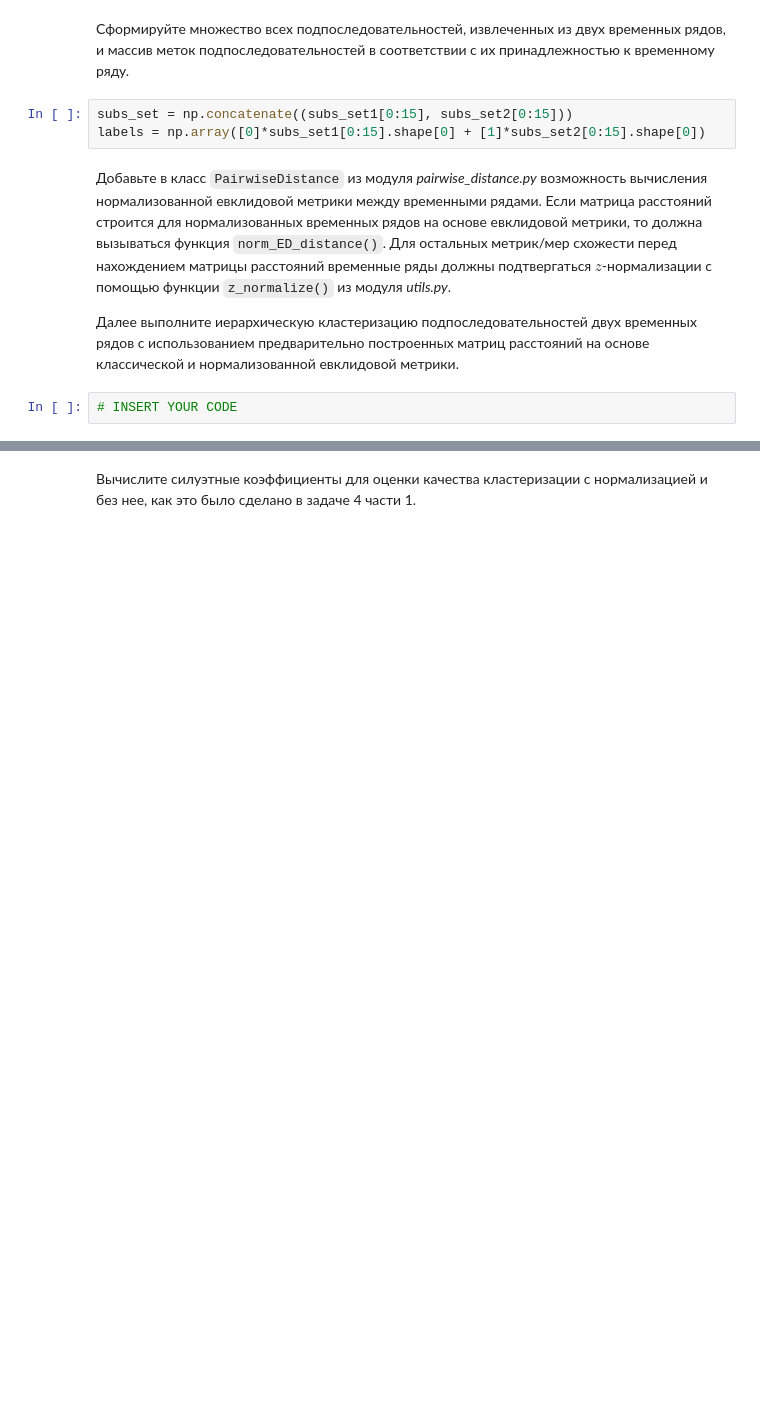
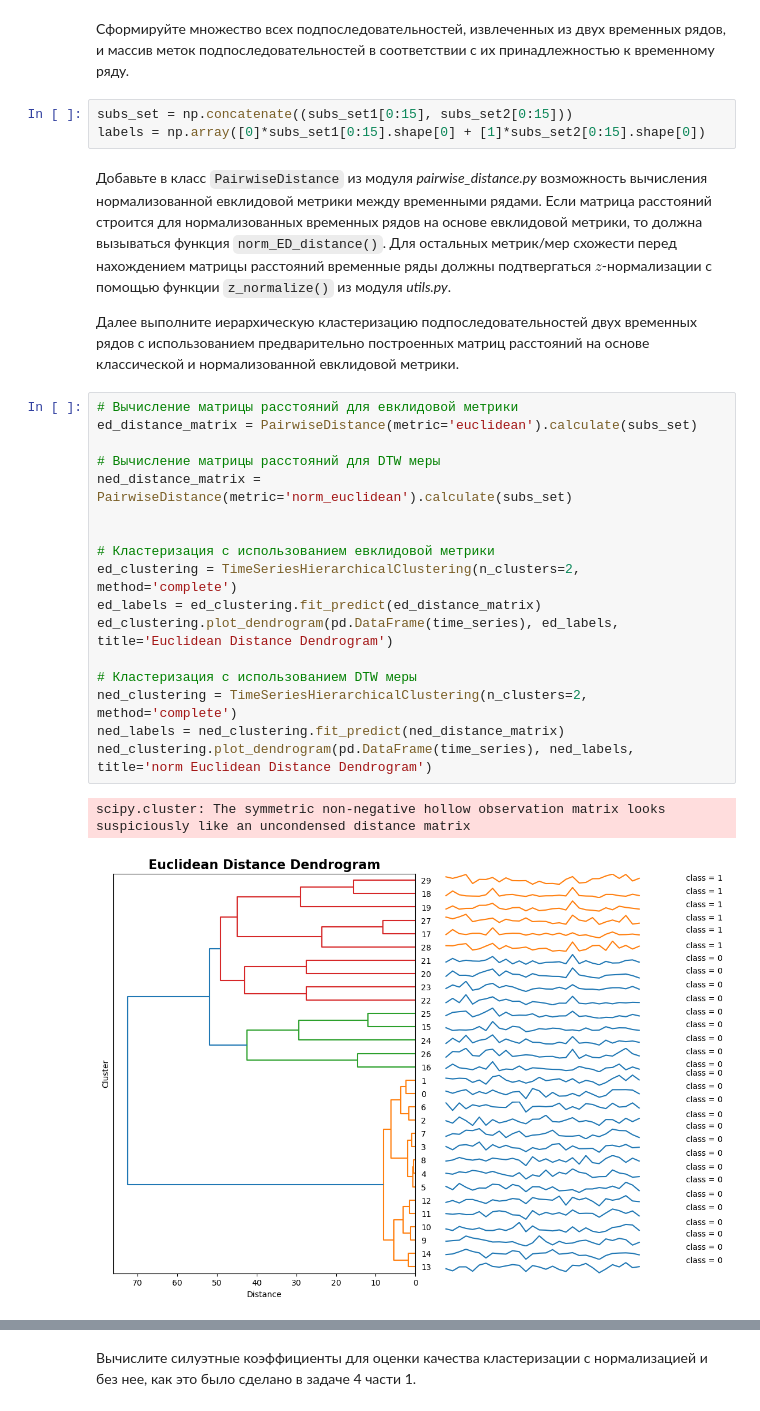
Before and after one commit to wilkak/2024-Gorbunov-TimeSeriesCourse, a Jupyter notebook: practice/01 Basics/01 Basics.ipynb, the cells around one changed output, grey strips where cells are left out. Drawn from its saved outputs; the diff is of its cells as text; blank space fills up the shorter version.

```diff
--- a/practice/01 Basics/01 Basics.ipynb
+++ b/practice/01 Basics/01 Basics.ipynb
@@ -348,5 +378,23 @@ labels = np.array([0]*subs_set1[0:15].shape[0] + [1]*subs_set2[0:15].shape[0])
 Добавьте в класс `PairwiseDistance` из модуля *pairwise_distance.py* возможность вычисления нормализованной евклидовой метрики между временными рядами. Если матрица расстояний строится для нормализованных временных рядов на основе евклидовой метрики, то должна вызываться функция `norm_ED_distance()`. Для остальных метрик/мер схожести перед нахождением матрицы расстояний временные ряды должны подтвергаться $z$-нормализации с помощью функции `z_normalize()` из модуля *utils.py*.
 
 Далее выполните иерархическую кластеризацию подпоследовательностей двух временных рядов с использованием предварительно построенных матриц расстояний на основе классической и нормализованной евклидовой метрики.
-# %%
-# INSERT YOUR CODE
+# %%
+# Вычисление матрицы расстояний для евклидовой метрики
+ed_distance_matrix = PairwiseDistance(metric='euclidean').calculate(subs_set)
+
+# Вычисление матрицы расстояний для DTW меры
+ned_distance_matrix = PairwiseDistance(metric='norm_euclidean').calculate(subs_set)
+
+
+# Кластеризация с использованием евклидовой метрики
+ed_clustering = TimeSeriesHierarchicalClustering(n_clusters=2, method='complete')
+ed_labels = ed_clustering.fit_predict(ed_distance_matrix)
+ed_clustering.plot_dendrogram(pd.DataFrame(time_series), ed_labels, title='Euclidean Distance Dendrogram')
+
+# Кластеризация с использованием DTW меры
+ned_clustering = TimeSeriesHierarchicalClustering(n_clusters=2, method='complete')
+ned_labels = ned_clustering.fit_predict(ned_distance_matrix)
+ned_clustering.plot_dendrogram(pd.DataFrame(time_series), ned_labels, title='norm Euclidean Distance Dendrogram')
+# %% [output]
+scipy.cluster: The symmetric non-negative hollow observation matrix looks suspiciously like an uncondensed distance matrix
+[figure, added]
```
Also changed, not shown: parts of 31 cells of this notebook, 5 other files.
